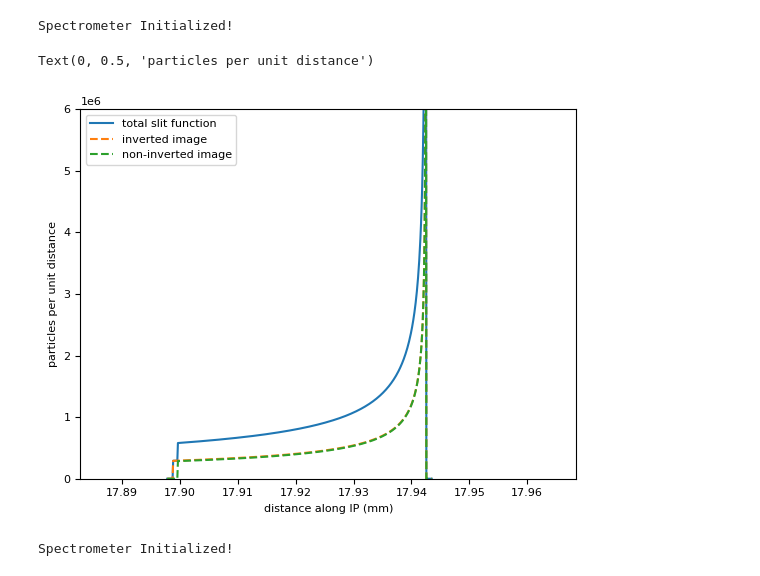
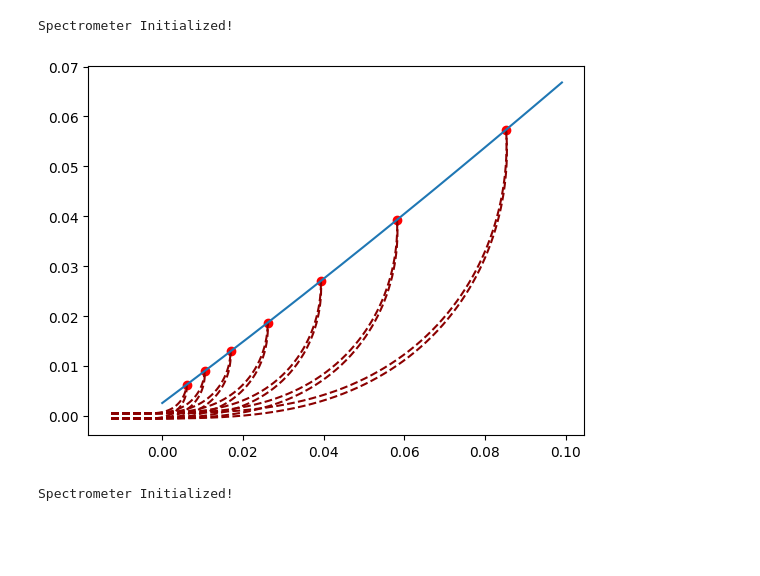
Before and after one commit to Schaeffer-Lab/Dec-2024-Shock-Data, a Jupyter notebook: Class_MagSpec.ipynb, the cells around one changed output. Cells and saved outputs as stored; diff of their text form; code cells hidden in the pictures; blank space fills up the shorter version.

```diff
--- a/Class_MagSpec.ipynb
+++ b/Class_MagSpec.ipynb
@@ -1492,12 +1574,59 @@ plt.plot(xarray,zarray)
+# %%
+import MagSpec
+import numpy as np
+import math
+import matplotlib.pyplot as plt
+import scipy.interpolate as spint
+
+#Field from Gennady
+NEPPS_Field = (88.6/79)*np.loadtxt('Magnetic_Field_NEPPS.txt', skiprows=1)
+
+Baxes, Bdata = NEPPS_Field[:,0], 4.4*NEPPS_Field[:,1]
+
+B_axes = np.linspace(-0.02,0.1,24)
+#B_data = 0.5*np.array([0,0,0,0.05,0.1,0.5,0.9,1,1,1,1,1,1.05,1.1,1.5,1.9,2,2,2,2,2,2,2,2])#+(np.linspace(0,2,24))
+#B_data = (0*np.linspace(0,2,24)**2)+(0.7*np.linspace(0,2,24)**5)
+B_data = np.append(np.zeros(3),np.linspace(0,5,21))#+np.append(np.zeros(5),np.linspace(0.5,,19))
+
+#plt.plot(B_axes,B_data)
+#plt.plot(Baxes,Bdata)
+
+Spec = MagSpec.MagSpec()
+
+Spec.mag_field(Baxes,Bdata)
+Spec.mag_field(B_axes,B_data)
+
+Spec.fineadjustment(fine_adjustment = 8)
+
+IP = Spec.generate_IP(apply=True)
+
+# IP_lin = []
+# IP_lin.append(IP[0])
+# IP_lin.append(IP[-1])
+# IP_lin = np.array(IP_lin)
+# plt.plot(IP_lin[:,0],IP_lin[:,1])
+
+x_space, plot_data_axes, slit_function_data, IP_data = Spec.varying_slit_function(
+        resolution = 0.0001,
+        E_space = np.linspace(1000,500000,500),
+        source = 'point',
+        Range = np.linspace(-0.002,0.002,51),
+        theta_0 = 0,
+        theta_z = 0,
+        precise = True)
+# %% [output]
+Spectrometer Initialized!
+[figure, added]
 # %%
 #>>initializing MagSpec
+import MagSpec
 
 #Field from Gennady
 NEPPS_Field = (88.6/79)*np.loadtxt('Magnetic_Field_NEPPS.txt', skiprows=1)
 
 Baxes, Bdata = NEPPS_Field[:,0], NEPPS_Field[:,1]
 
-Spec = MagSpec()
+Spec = MagSpec.MagSpec()
 
 Spec.mag_field(Baxes,Bdata)
 
@@ -1609,10 +1738,6 @@ plt.ylabel('particles per unit distance')
 #plt.ylabel("Particle Density (dN/dx)")
 #plt.title("Slit Function at Energy " + str(Energy) + "eV")
 #plt.legend()
-# %% [output]
-Spectrometer Initialized!
-Text(0, 0.5, 'particles per unit distance')
-[figure, removed]
 # %%
 NEPPS_Field = (88.6/79)*np.loadtxt('Magnetic_Field_NEPPS.txt', skiprows=1)
 Baxes, Bdata = NEPPS_Field[:,0], NEPPS_Field[:,1]
```
Also changed, not shown: parts of 4 cells of this notebook, 6 other files.
